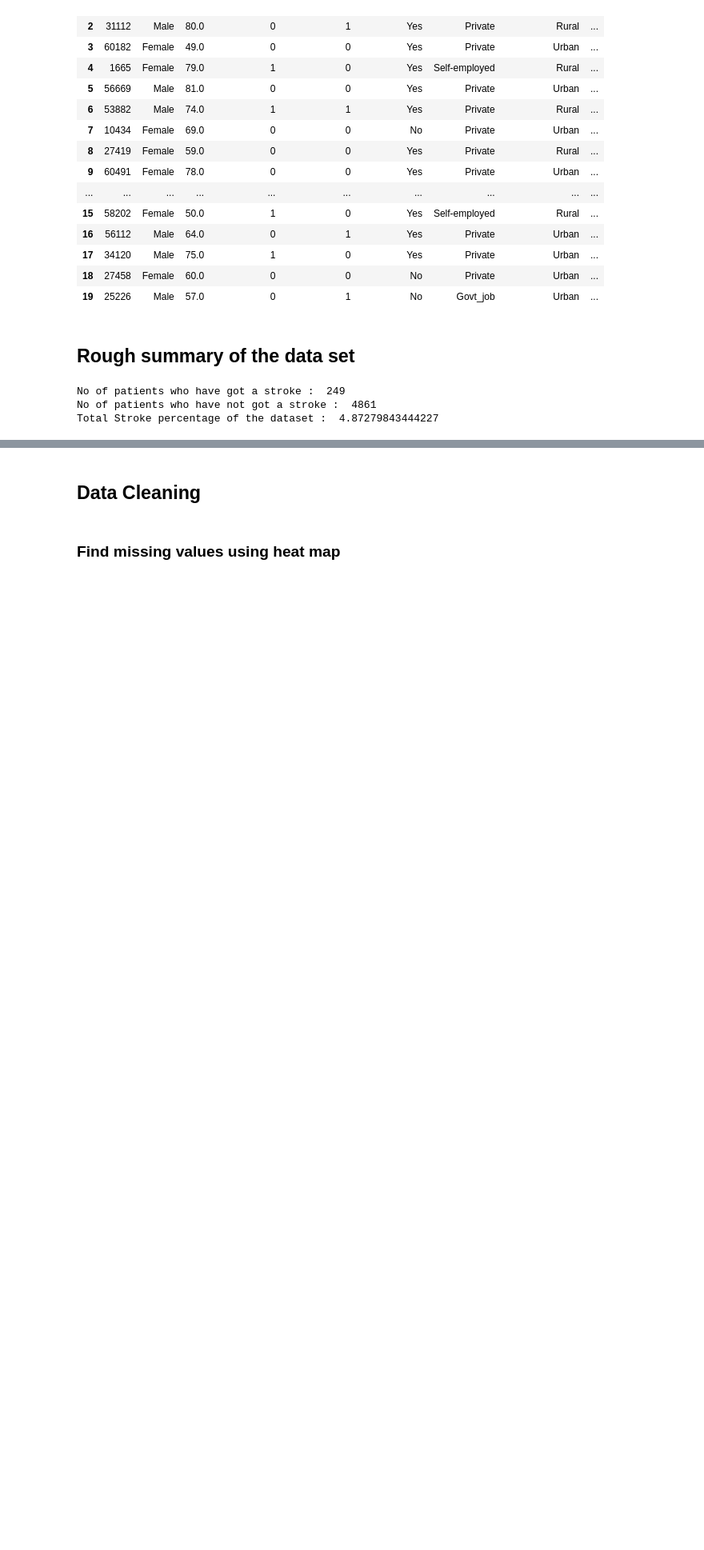
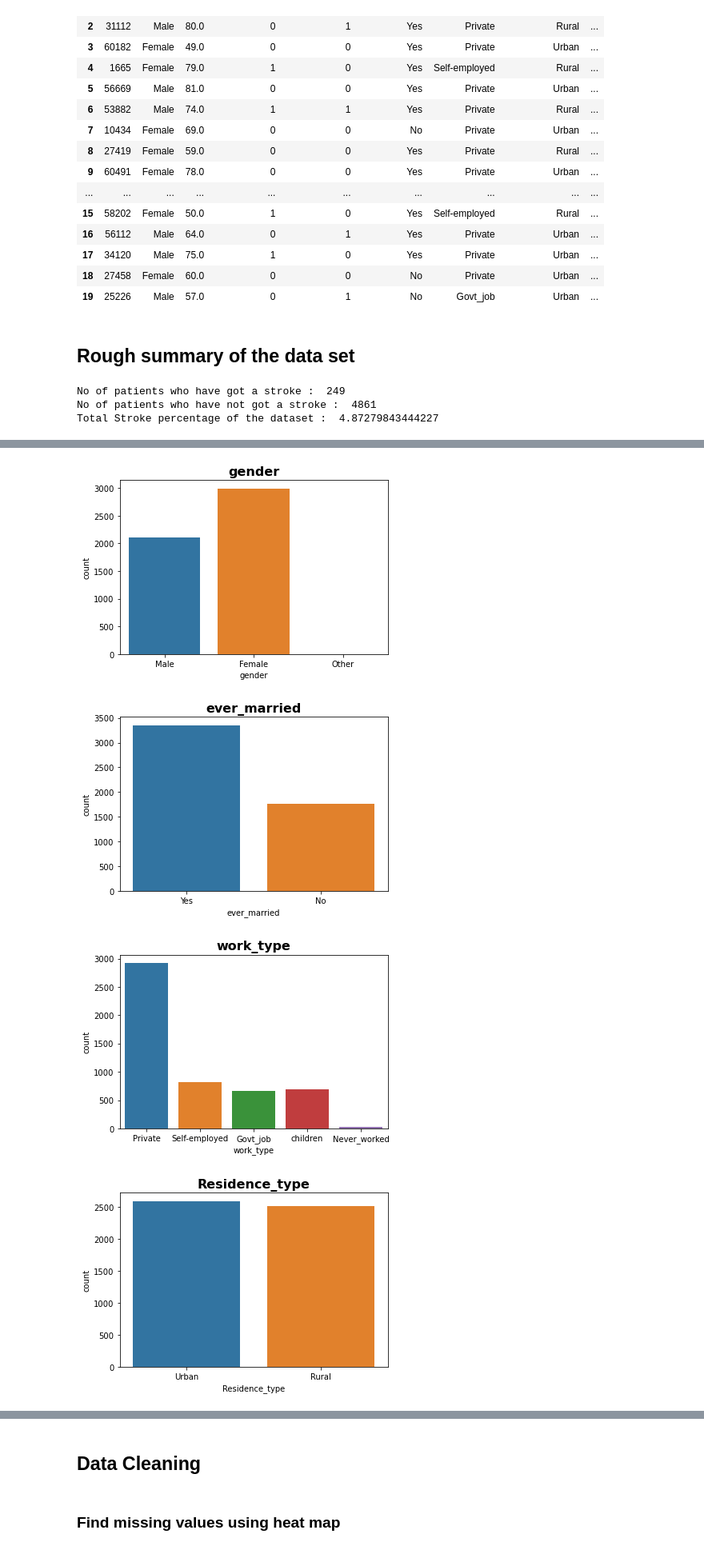
Before and after one commit to tmKamal/ml-stroke-prediction-model, a Jupyter notebook: prediction_model.ipynb, the cells around one changed output, grey strips where cells are left out. Shown at 80% size. Drawn from its saved outputs; the diff is of its cells as text; code cells hidden in the pictures; blank space fills up the shorter version.

```diff
--- a/prediction_model.ipynb
+++ b/prediction_model.ipynb
@@ -48,0 +51,3 @@ Total Stroke percentage of the dataset :  4.87279843444227
+# %%
+categorical_data = df_strokes.columns[df_strokes.dtypes == object]
+categorical_data
@@ -48,0 +58,13 @@ Total Stroke percentage of the dataset :  4.87279843444227
+# %%
+dataset =df_strokes.copy()
+
+for col in categorical_data:
+
+    plt.title(col, fontsize=16, fontweight="bold")
+    sns.countplot(x=col, data=dataset)
+    plt.show()
+# %% [output]
+[figure, added]
+[figure, added]
+[figure, added]
+[figure, added]
```
Also changed, not shown: parts of 39 cells of this notebook.
